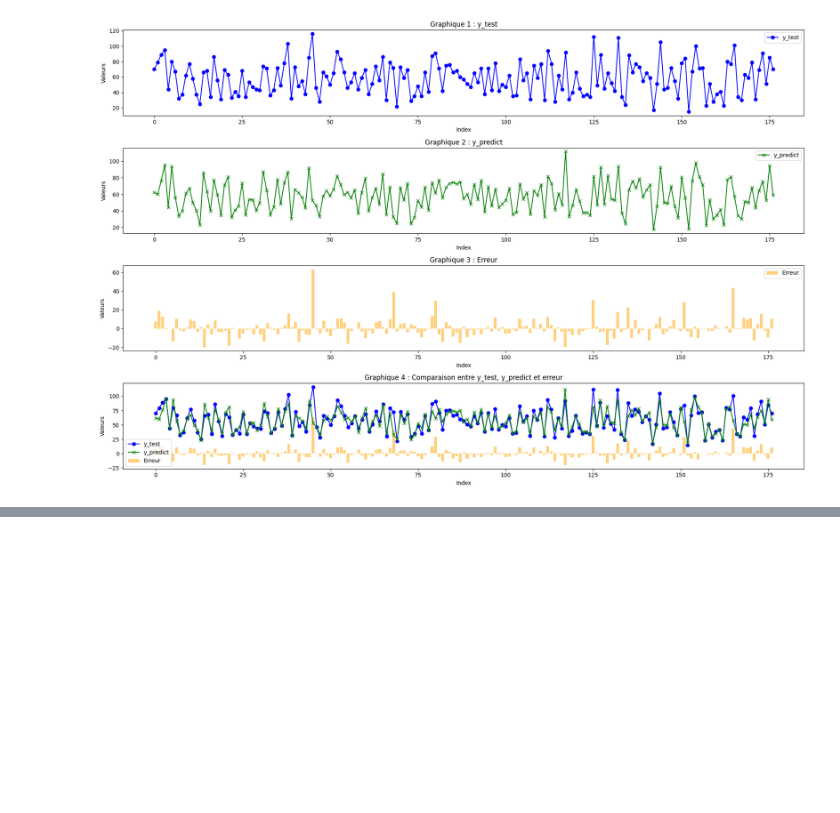
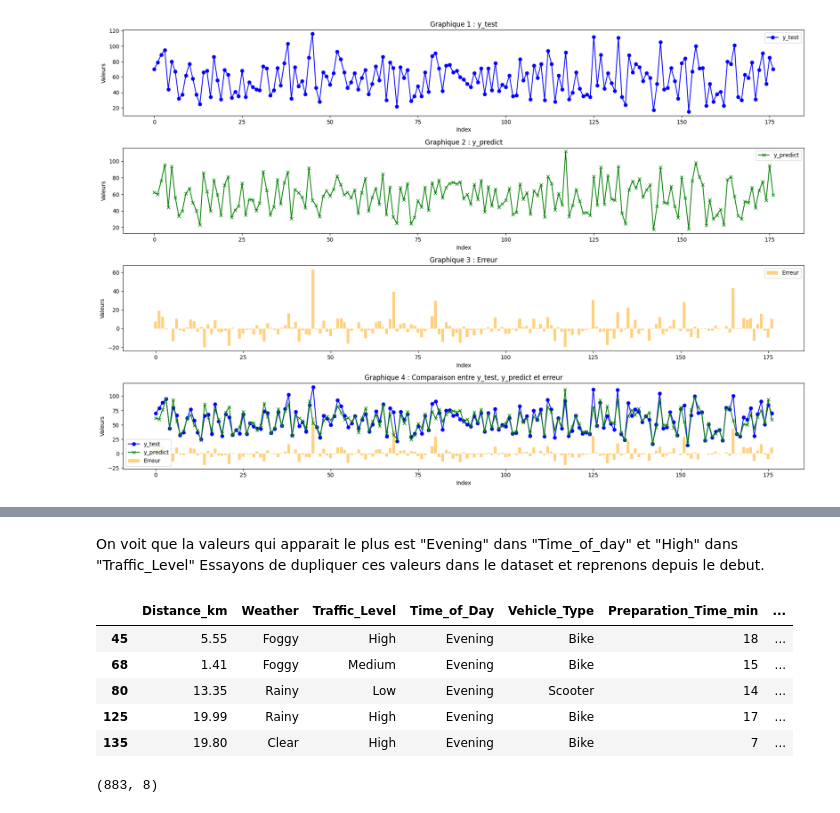
Before and after one commit to sxfiene/Delivery_Time_Predictor, a Jupyter notebook: Delivery_Time.ipynb, the cells around one changed output, grey strips where cells are left out. Drawn from its saved outputs; the diff is of its cells as text; code cells hidden in the pictures; blank space fills up the shorter version.

```diff
--- a/Delivery_Time.ipynb
+++ b/Delivery_Time.ipynb
@@ -611,0 +641,43 @@ plt.show()
+# %% [markdown]
+On voit que la valeurs qui apparait le plus est "Evening" dans "Time_of_day" et "High" dans "Traffic_Level" Essayons de dupliquer ces valeurs dans le dataset et reprenons depuis le debut.
+# %%
+#Duplicate the data from df2 with predicted +20 minutes  more than the original delivery time. Thsi line should help df_graph_predict[df_graph_predict['erreur'] > 20]
+
+df3 = df_graph_predict.copy()
+df3.head()
+
+#Add more data with the "erreur" column greater than 20
+df3 = df3[df3['erreur'] > 20]
+df3.head()
+# %% [output]
+|  | Distance_km | Weather | Traffic_Level | Time_of_Day | Vehicle_Type | Preparation_Time_min | ... |
+| 45 | 5.55 | Foggy | High | Evening | Bike | 18 | ... |
+| 68 | 1.41 | Foggy | Medium | Evening | Bike | 15 | ... |
+| 80 | 13.35 | Rainy | Low | Evening | Scooter | 14 | ... |
+| 125 | 19.99 | Rainy | High | Evening | Bike | 17 | ... |
+| 135 | 19.80 | Clear | High | Evening | Bike | 7 | ... |
+# %%
+
+#Add the new data to the original data
+df2 = df1
+df2 = pd.concat([df2, df3], axis=0)
+
+#delete nan values
+df2.dropna(subset=['Weather','Traffic_Level','Time_of_Day','Courier_Experience_yrs'],inplace=True)
+
+df2.shape
+df2.head()
+
+#delete the "erreur" column y_test and y_predict
+df2 = df2.drop(['erreur','y_test','y_predict'], axis=1)
+df2.head()
+
+#check for missing values
+df2.isnull().sum()
+
+#delete missing values
+df2.dropna(subset=['Weather','Traffic_Level','Time_of_Day','Courier_Experience_yrs', 'Delivery_Time_min'],inplace=True)
+
+df2.shape
+# %% [output]
+(883, 8)
```
Also changed, not shown: parts of 44 cells of this notebook, 2 other files.
